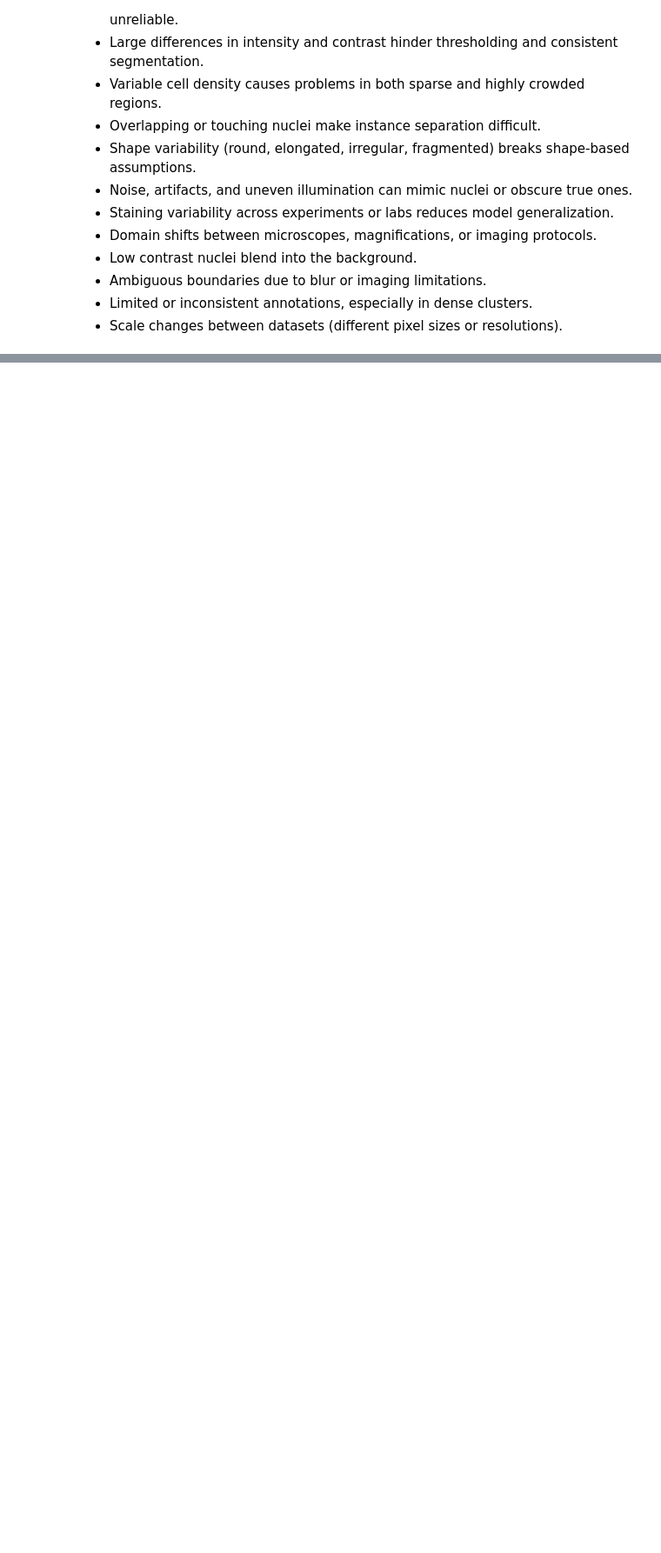
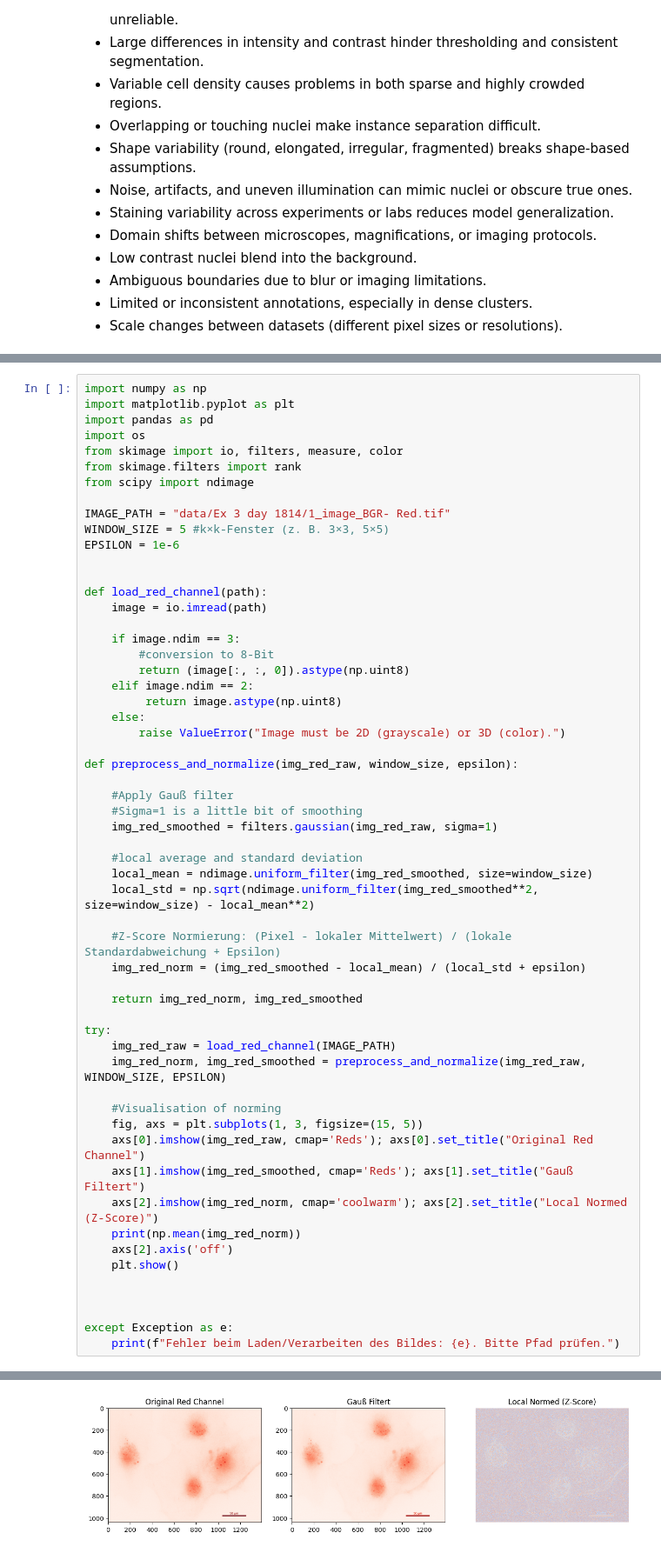
Before and after one commit to SilverPheonix/ML_Zellkern, a Jupyter notebook: cell_detection.ipynb, the cells around one changed output, grey strips where cells are left out. Shown at 87% size. Drawn from its saved outputs; the diff is of its cells as text; blank space fills up the shorter version.

```diff
--- a/cell_detection.ipynb
+++ b/cell_detection.ipynb
@@ -251,0 +226,58 @@ Adaptive (local): 649621.0
+# %%
+import numpy as np
+import matplotlib.pyplot as plt
+import pandas as pd
+import os
+from skimage import io, filters, measure, color
+from skimage.filters import rank
+from scipy import ndimage
+
+IMAGE_PATH = "data/Ex 3 day 1814/1_image_BGR- Red.tif"
+WINDOW_SIZE = 5 #k×k-Fenster (z. B. 3×3, 5×5)
+EPSILON = 1e-6
+
+
+def load_red_channel(path):
+    image = io.imread(path)
+
+    if image.ndim == 3:
+        #conversion to 8-Bit
+        return (image[:, :, 0]).astype(np.uint8)
+    elif image.ndim == 2:
+         return image.astype(np.uint8)
+    else:
+        raise ValueError("Image must be 2D (grayscale) or 3D (color).")
+
+def preprocess_and_normalize(img_red_raw, window_size, epsilon):
+
+    #Apply Gauß filter
+    #Sigma=1 is a little bit of smoothing
+    img_red_smoothed = filters.gaussian(img_red_raw, sigma=1)
+
+    #local average and standard deviation
+    local_mean = ndimage.uniform_filter(img_red_smoothed, size=window_size)
+    local_std = np.sqrt(ndimage.uniform_filter(img_red_smoothed**2, size=window_size) - local_mean**2)
+
+    #Z-Score Normierung: (Pixel - lokaler Mittelwert) / (lokale Standardabweichung + Epsilon)
+    img_red_norm = (img_red_smoothed - local_mean) / (local_std + epsilon)
+
+    return img_red_norm, img_red_smoothed
+
+try:
+    img_red_raw = load_red_channel(IMAGE_PATH)
+    img_red_norm, img_red_smoothed = preprocess_and_normalize(img_red_raw, WINDOW_SIZE, EPSILON)
+
+    #Visualisation of norming
+    fig, axs = plt.subplots(1, 3, figsize=(15, 5))
+    axs[0].imshow(img_red_raw, cmap='Reds'); axs[0].set_title("Original Red Channel")
+    axs[1].imshow(img_red_smoothed, cmap='Reds'); axs[1].set_title("Gauß Filtert")
+    axs[2].imshow(img_red_norm, cmap='coolwarm'); axs[2].set_title("Local Normed (Z-Score)")
+    print(np.mean(img_red_norm))
+    axs[2].axis('off')
+    plt.show()
+
+
+
+except Exception as e:
+    print(f"Fehler beim Laden/Verarbeiten des Bildes: {e}. Bitte Pfad prüfen.")
+# %% [output]
@@ -251,0 +285 @@ Adaptive (local): 649621.0
+[figure, added]
```
Also changed, not shown: parts of 16 cells of this notebook, 3 other files.
